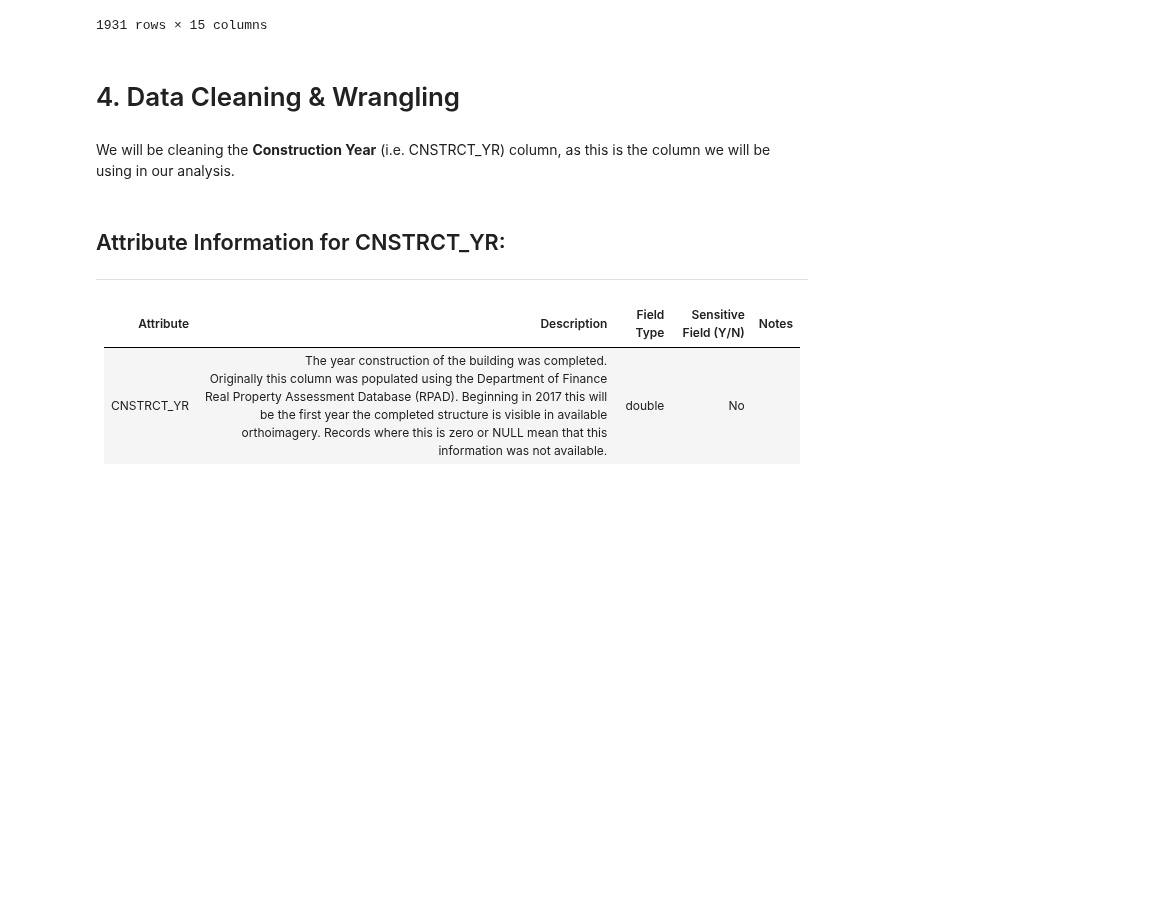
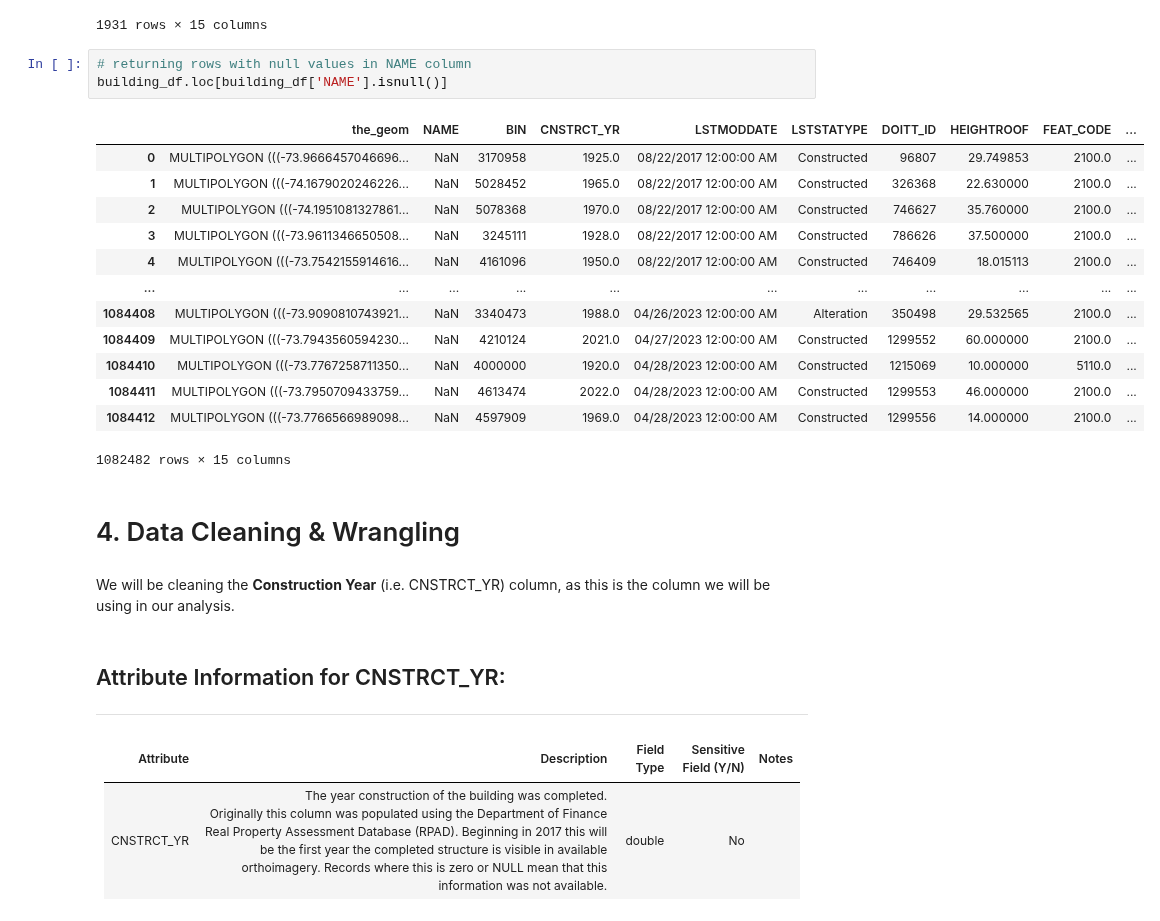
Before and after one commit to mebauer/data-analysis-using-python, a Jupyter notebook: 2-data-inspection-cleaning-wrangling.ipynb, the cells around one changed output. Drawn from its saved outputs; the diff is of its cells as text; blank space fills up the shorter version.

```diff
--- a/2-data-inspection-cleaning-wrangling.ipynb
+++ b/2-data-inspection-cleaning-wrangling.ipynb
@@ -446,6 +547,23 @@ building_df.loc[building_df['NAME'].notnull()]
 | 1084134 | MULTIPOLYGON (((-73.8451059903198... | Edenwald Playground-Comfort Station | 2126936 | 1954.0 | 04/10/2023 12:00:00 AM | Constructed | 1221255 | 14.000000 | 2100.0 | ... |
 | 1084221 | MULTIPOLYGON (((-73.9068276255526... | POPE FRANCIS APARTMENTS AT LORETO | 3038661 | 2022.0 | 04/14/2023 12:00:00 AM | Constructed | 1297533 | 74.000000 | 2100.0 | ... |
 1931 rows × 15 columns
+# %%
+# returning rows with null values in NAME column
+building_df.loc[building_df['NAME'].isnull()]
+# %% [output]
+|  | the_geom | NAME | BIN | CNSTRCT_YR | LSTMODDATE | LSTSTATYPE | DOITT_ID | HEIGHTROOF | FEAT_CODE | ... |
+| 0 | MULTIPOLYGON (((-73.9666457046696... | NaN | 3170958 | 1925.0 | 08/22/2017 12:00:00 AM | Constructed | 96807 | 29.749853 | 2100.0 | ... |
+| 1 | MULTIPOLYGON (((-74.1679020246226... | NaN | 5028452 | 1965.0 | 08/22/2017 12:00:00 AM | Constructed | 326368 | 22.630000 | 2100.0 | ... |
+| 2 | MULTIPOLYGON (((-74.1951081327861... | NaN | 5078368 | 1970.0 | 08/22/2017 12:00:00 AM | Constructed | 746627 | 35.760000 | 2100.0 | ... |
+| 3 | MULTIPOLYGON (((-73.9611346650508... | NaN | 3245111 | 1928.0 | 08/22/2017 12:00:00 AM | Constructed | 786626 | 37.500000 | 2100.0 | ... |
+| 4 | MULTIPOLYGON (((-73.7542155914616... | NaN | 4161096 | 1950.0 | 08/22/2017 12:00:00 AM | Constructed | 746409 | 18.015113 | 2100.0 | ... |
+| ... | ... | ... | ... | ... | ... | ... | ... | ... | ... | ... |
+| 1084408 | MULTIPOLYGON (((-73.9090810743921... | NaN | 3340473 | 1988.0 | 04/26/2023 12:00:00 AM | Alteration | 350498 | 29.532565 | 2100.0 | ... |
+| 1084409 | MULTIPOLYGON (((-73.7943560594230... | NaN | 4210124 | 2021.0 | 04/27/2023 12:00:00 AM | Constructed | 1299552 | 60.000000 | 2100.0 | ... |
+| 1084410 | MULTIPOLYGON (((-73.7767258711350... | NaN | 4000000 | 1920.0 | 04/28/2023 12:00:00 AM | Constructed | 1215069 | 10.000000 | 5110.0 | ... |
+| 1084411 | MULTIPOLYGON (((-73.7950709433759... | NaN | 4613474 | 2022.0 | 04/28/2023 12:00:00 AM | Constructed | 1299553 | 46.000000 | 2100.0 | ... |
+| 1084412 | MULTIPOLYGON (((-73.7766566989098... | NaN | 4597909 | 1969.0 | 04/28/2023 12:00:00 AM | Constructed | 1299556 | 14.000000 | 2100.0 | ... |
+1082482 rows × 15 columns
 # %% [markdown]
 # 4. Data Cleaning & Wrangling
 # %% [markdown]
```
Also changed, not shown: parts of 22 cells of this notebook.
